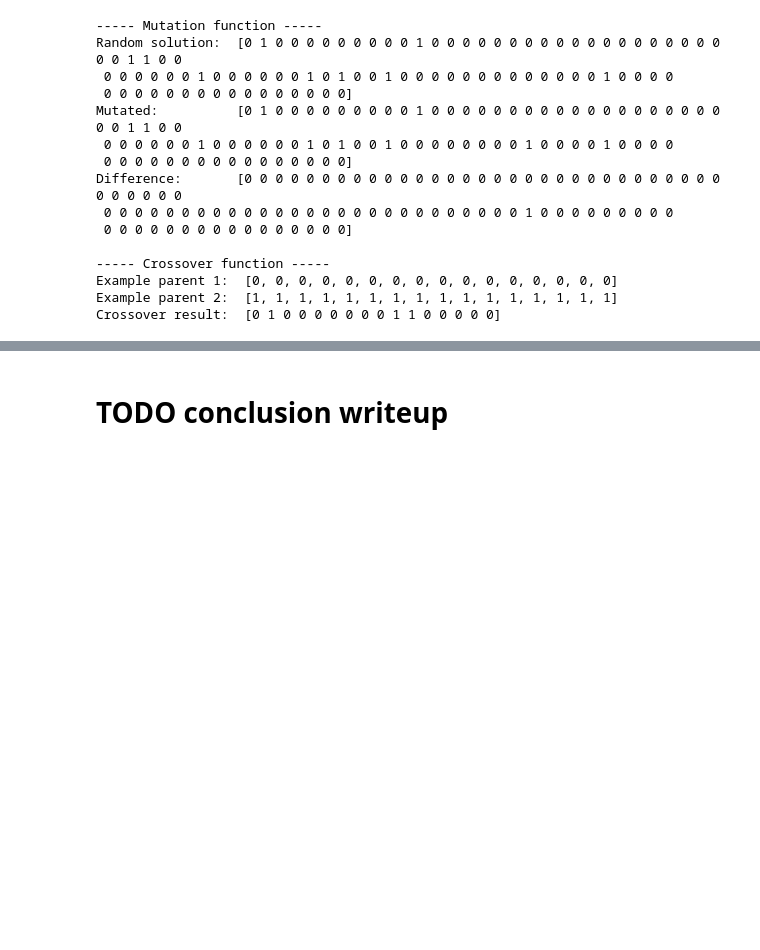
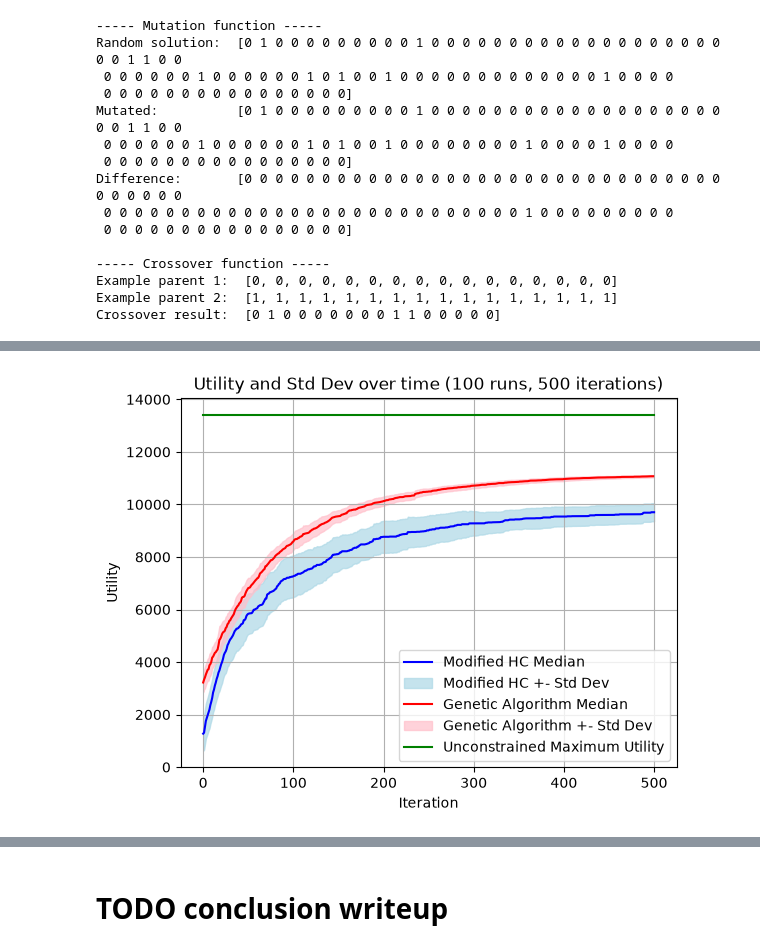
Before and after one commit to AyOhEe/CSCU9YE-Assignment, a Jupyter notebook: 3423815.ipynb, the cells around one changed output, grey strips where cells are left out. Cells and saved outputs as stored; diff of their text form; code cells hidden in the pictures; blank space fills up the shorter version.

```diff
--- a/3423815.ipynb
+++ b/3423815.ipynb
@@ -485,3 +534,28 @@ best_ga = [run[1][1] for run in runs_ga]
 # %%
-# TODO plot medians
+%matplotlib inline
+
+hc_median = np.median(traces_hc, axis=0)
+ga_median = np.median(traces_ga, axis=0)
+
+hc_std = np.std(traces_hc, axis=0)
+ga_std = np.std(traces_ga, axis=0)
+
+
+plt.plot(hc_median, color="blue", label="Modified HC Median")
+plt.fill_between(range(PART_2_ITERATIONS + 1), hc_median - hc_std, hc_median + hc_std, color="lightblue", alpha=0.7, label="Modified HC +- Std Dev")
+
+plt.plot(ga_median, color="red", label="Genetic Algorithm Median")
+plt.fill_between(range(PART_2_ITERATIONS), ga_median - ga_std, ga_median + ga_std, color="pink", alpha=0.7, label="Genetic Algorithm +- Std Dev")
+
+unconstrained_max = sum(get_utilities(workload_90))
+plt.plot([unconstrained_max] * (PART_2_ITERATIONS + 1), color="green", label="Unconstrained Maximum Utility")
+
+plt.xlabel("Iteration")
+plt.ylabel("Utility")
+plt.title(f"Utility and Std Dev over time ({PART_2_RUNS} runs, {PART_2_ITERATIONS} iterations)")
+plt.legend(loc='lower right')
+plt.grid(True)
+plt.show()
+# %% [output]
+[figure, added]
 # %%
```
Also changed, not shown: parts of 9 cells of this notebook.
